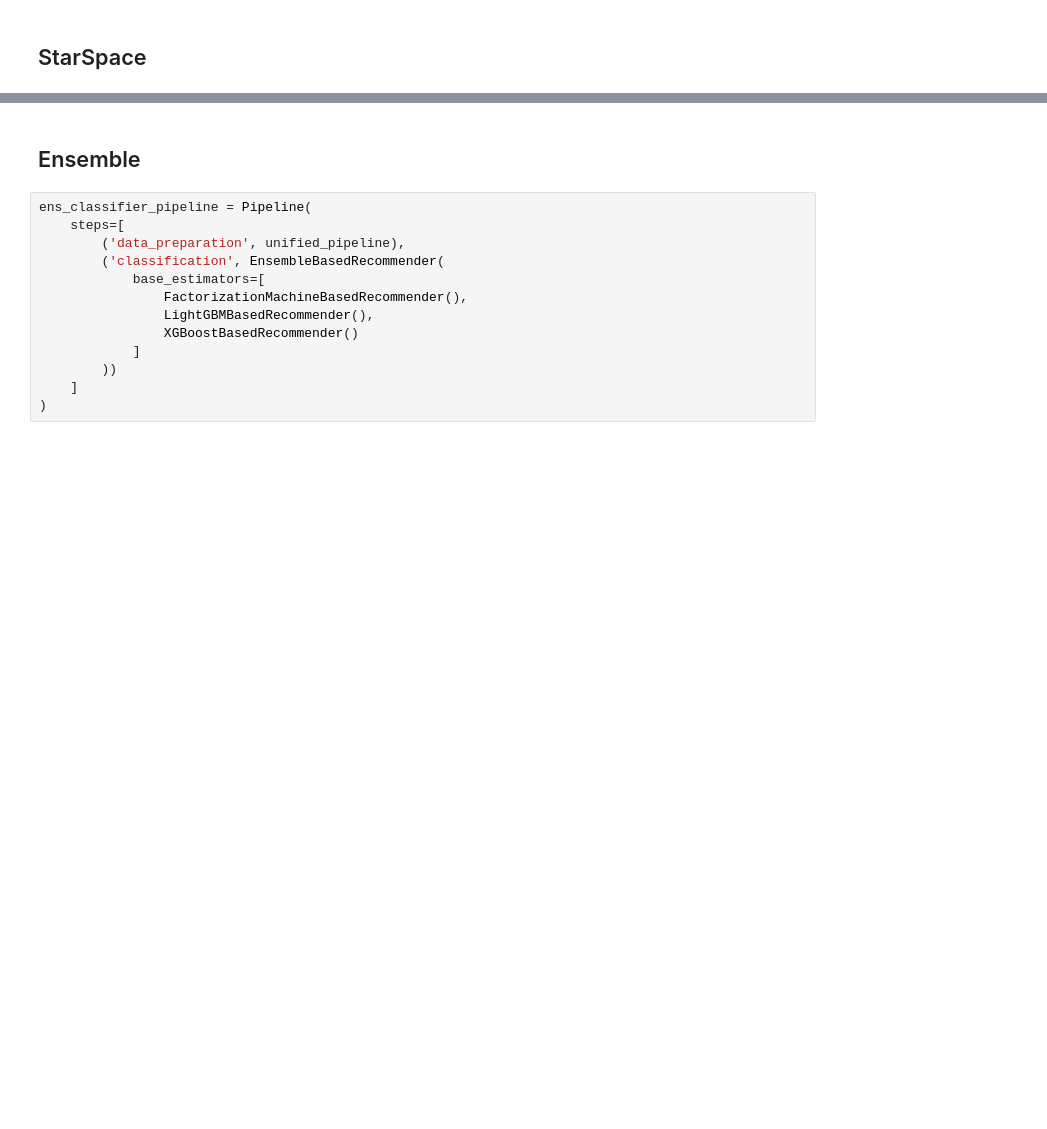
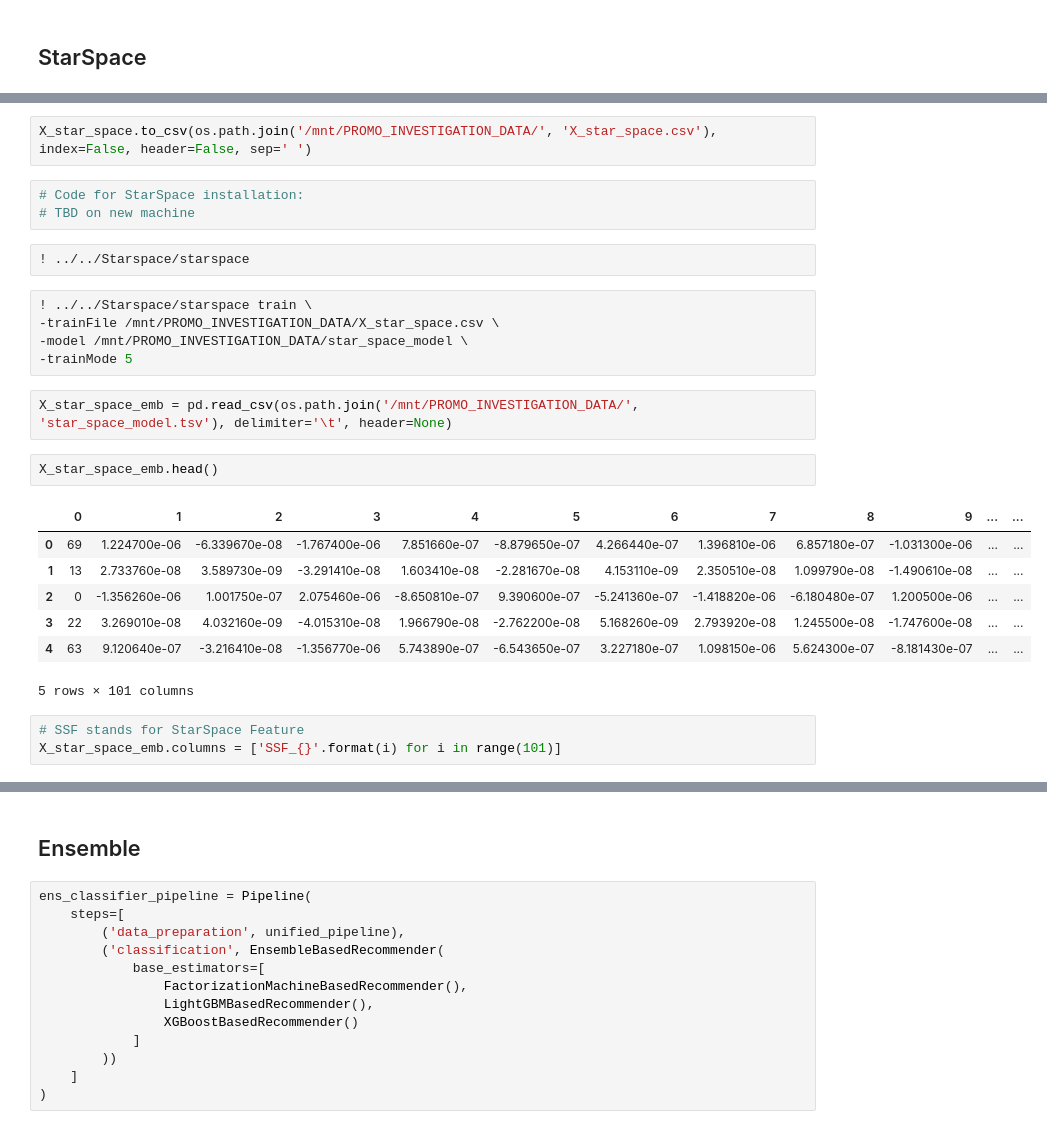
Before and after one commit to IooHooI/RECOMMENDATION_SYSTEMS_2, a Jupyter notebook: notebooks/SOLUTION.ipynb, the cells around one changed output, grey strips where cells are left out. Saved outputs shown, nothing was run; the diff lists cells and outputs as text; blank space fills up the shorter version.

```diff
--- a/notebooks/SOLUTION.ipynb
+++ b/notebooks/SOLUTION.ipynb
@@ -460,0 +630,27 @@ plot_roc_auc(fpr, tpr, 'XGBoost classifier approach')
+# %%
+X_star_space.to_csv(os.path.join('/mnt/PROMO_INVESTIGATION_DATA/', 'X_star_space.csv'), index=False, header=False, sep=' ')
+# %%
+# Code for StarSpace installation:
+# TBD on new machine
+# %%
+! ../../Starspace/starspace
+# %%
+! ../../Starspace/starspace train \
+-trainFile /mnt/PROMO_INVESTIGATION_DATA/X_star_space.csv \
+-model /mnt/PROMO_INVESTIGATION_DATA/star_space_model \
+-trainMode 5
+# %%
+X_star_space_emb = pd.read_csv(os.path.join('/mnt/PROMO_INVESTIGATION_DATA/', 'star_space_model.tsv'), delimiter='\t', header=None)
+# %%
+X_star_space_emb.head()
+# %% [output]
+|  | 0 | 1 | 2 | 3 | 4 | 5 | 6 | 7 | 8 | 9 | ... | ... |
+| 0 | 69 | 1.224700e-06 | -6.339670e-08 | -1.767400e-06 | 7.851660e-07 | -8.879650e-07 | 4.266440e-07 | 1.396810e-06 | 6.857180e-07 | -1.031300e-06 | ... | ... |
+| 1 | 13 | 2.733760e-08 | 3.589730e-09 | -3.291410e-08 | 1.603410e-08 | -2.281670e-08 | 4.153110e-09 | 2.350510e-08 | 1.099790e-08 | -1.490610e-08 | ... | ... |
+| 2 | 0 | -1.356260e-06 | 1.001750e-07 | 2.075460e-06 | -8.650810e-07 | 9.390600e-07 | -5.241360e-07 | -1.418820e-06 | -6.180480e-07 | 1.200500e-06 | ... | ... |
+| 3 | 22 | 3.269010e-08 | 4.032160e-09 | -4.015310e-08 | 1.966790e-08 | -2.762200e-08 | 5.168260e-09 | 2.793920e-08 | 1.245500e-08 | -1.747600e-08 | ... | ... |
+| 4 | 63 | 9.120640e-07 | -3.216410e-08 | -1.356770e-06 | 5.743890e-07 | -6.543650e-07 | 3.227180e-07 | 1.098150e-06 | 5.624300e-07 | -8.181430e-07 | ... | ... |
+5 rows × 101 columns
+# %%
+# SSF stands for StarSpace Feature
+X_star_space_emb.columns = ['SSF_{}'.format(i) for i in range(101)]
```
Also changed, not shown: parts of 92 cells of this notebook.
